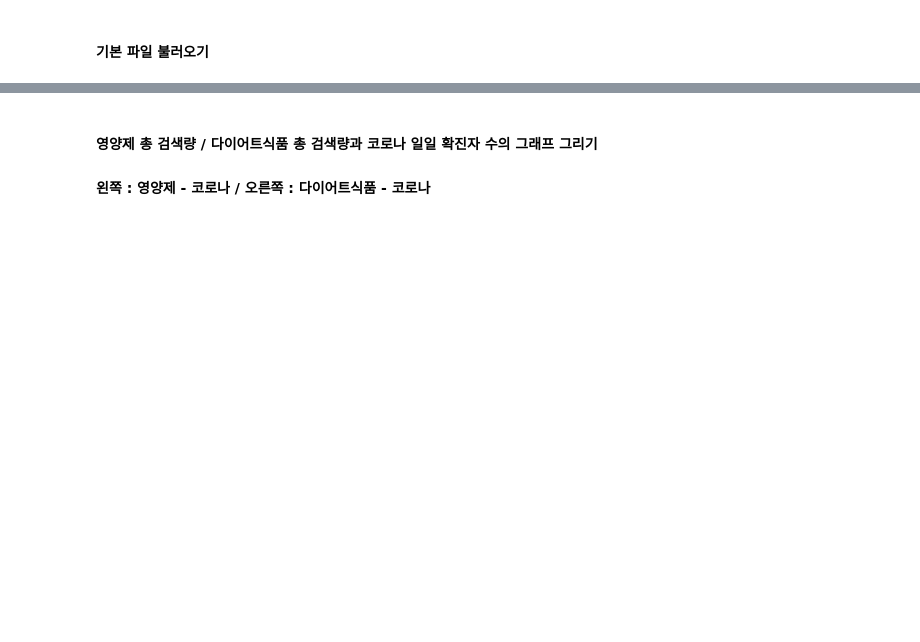
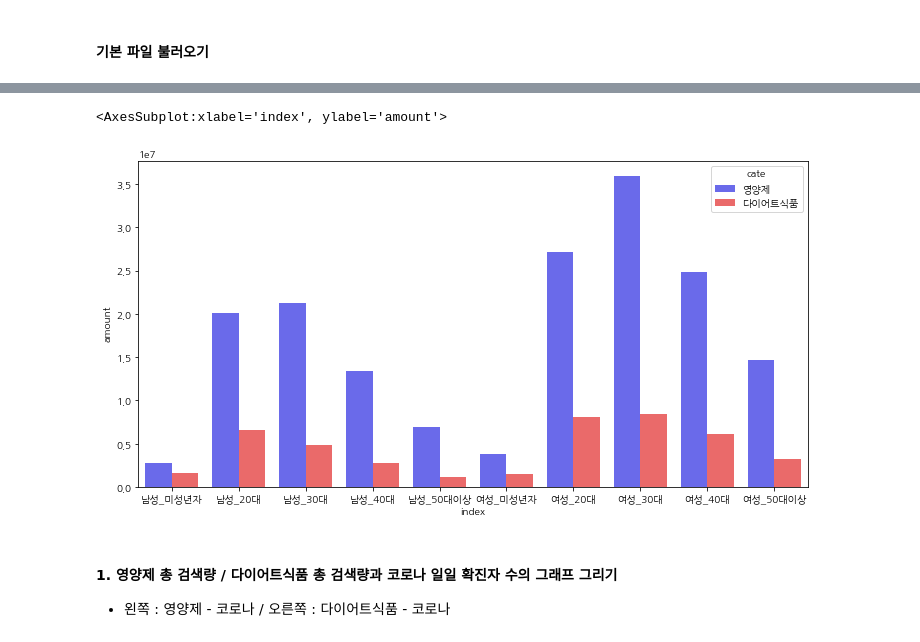
Before and after one commit to jayz0417/EDA_PROJECT, a Jupyter notebook: analysis_hypothesis_1.ipynb, the cells around one changed output, grey strips where cells are left out. Drawn from its saved outputs; the diff is of its cells as text; code cells hidden in the pictures; blank space fills up the shorter version.

```diff
--- a/analysis_hypothesis_1.ipynb
+++ b/analysis_hypothesis_1.ipynb
@@ -119,3 +265,18 @@ total_trend = pd.merge(left=total_trend, right=covid[["date", "daycnt"]],
+# %%
+#같이 보기
+search_amount_1 = pd.DataFrame(nut_total.iloc[:, 2:].sum())
+search_amount_1["cate"] = "영양제"
+search_amount_2 = pd.DataFrame(food_total.iloc[:, 2:].sum())
+search_amount_2["cate"] = "다이어트식품"
+search_amount = pd.concat([search_amount_1, search_amount_2], axis=0)
+search_amount.reset_index(inplace = True)
+search_amount = search_amount.rename(columns={0:"amount"})
+# %%
+plt.figure(figsize=(12, 6))
+sns.barplot(data=search_amount, x="index", y="amount", hue="cate", palette="seismic")
+# %% [output]
+<AxesSubplot:xlabel='index', ylabel='amount'>
+[figure, added]
 # %% [markdown]
-#### 영양제 총 검색량 / 다이어트식품 총 검색량과 코로나 일일 확진자 수의 그래프 그리기
-#### 왼쪽 : 영양제 - 코로나  /  오른쪽 : 다이어트식품 - 코로나
+#### 1. 영양제 총 검색량 / 다이어트식품 총 검색량과 코로나 일일 확진자 수의 그래프 그리기
+- 왼쪽 : 영양제 - 코로나  /  오른쪽 : 다이어트식품 - 코로나
```
Also changed, not shown: parts of 95 cells of this notebook.
